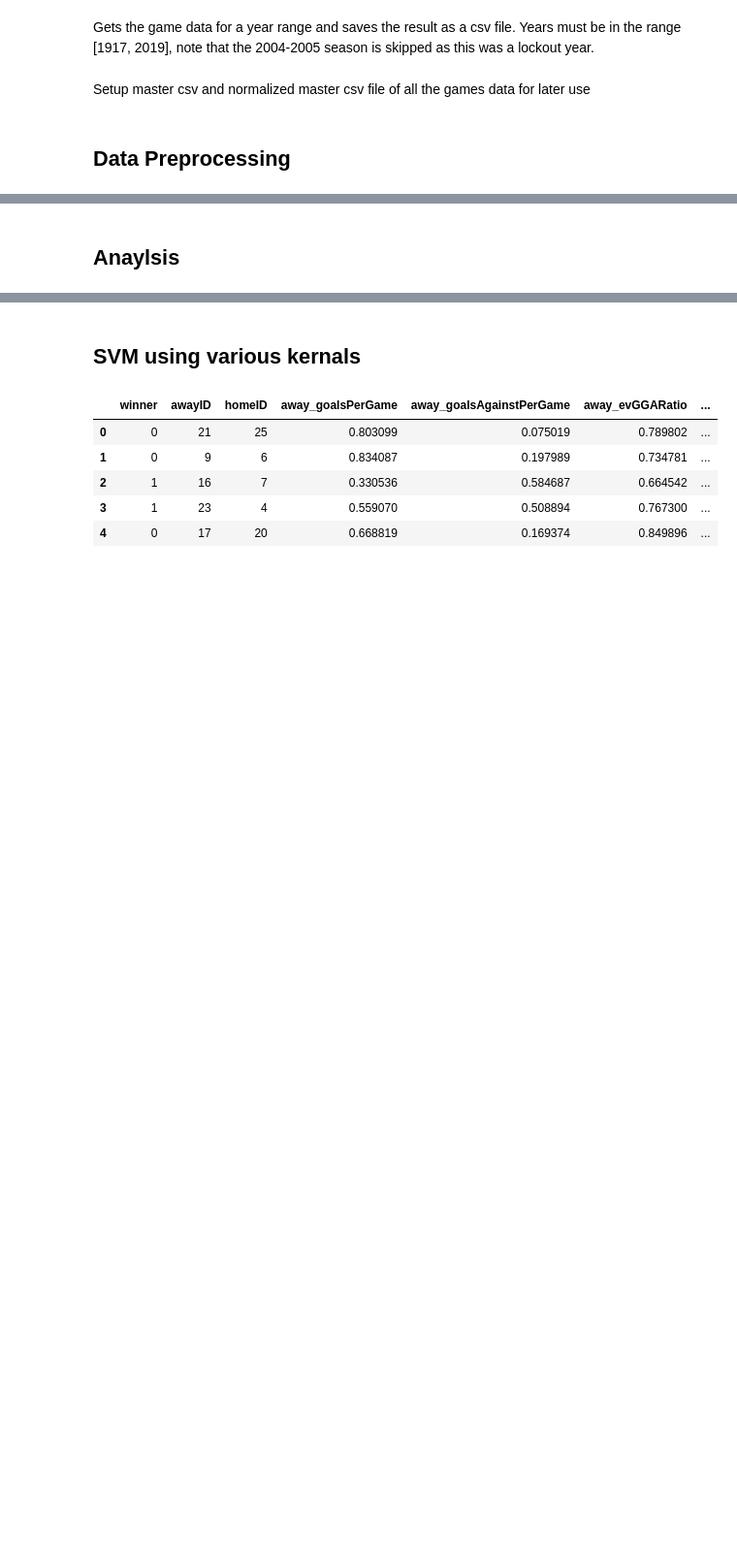
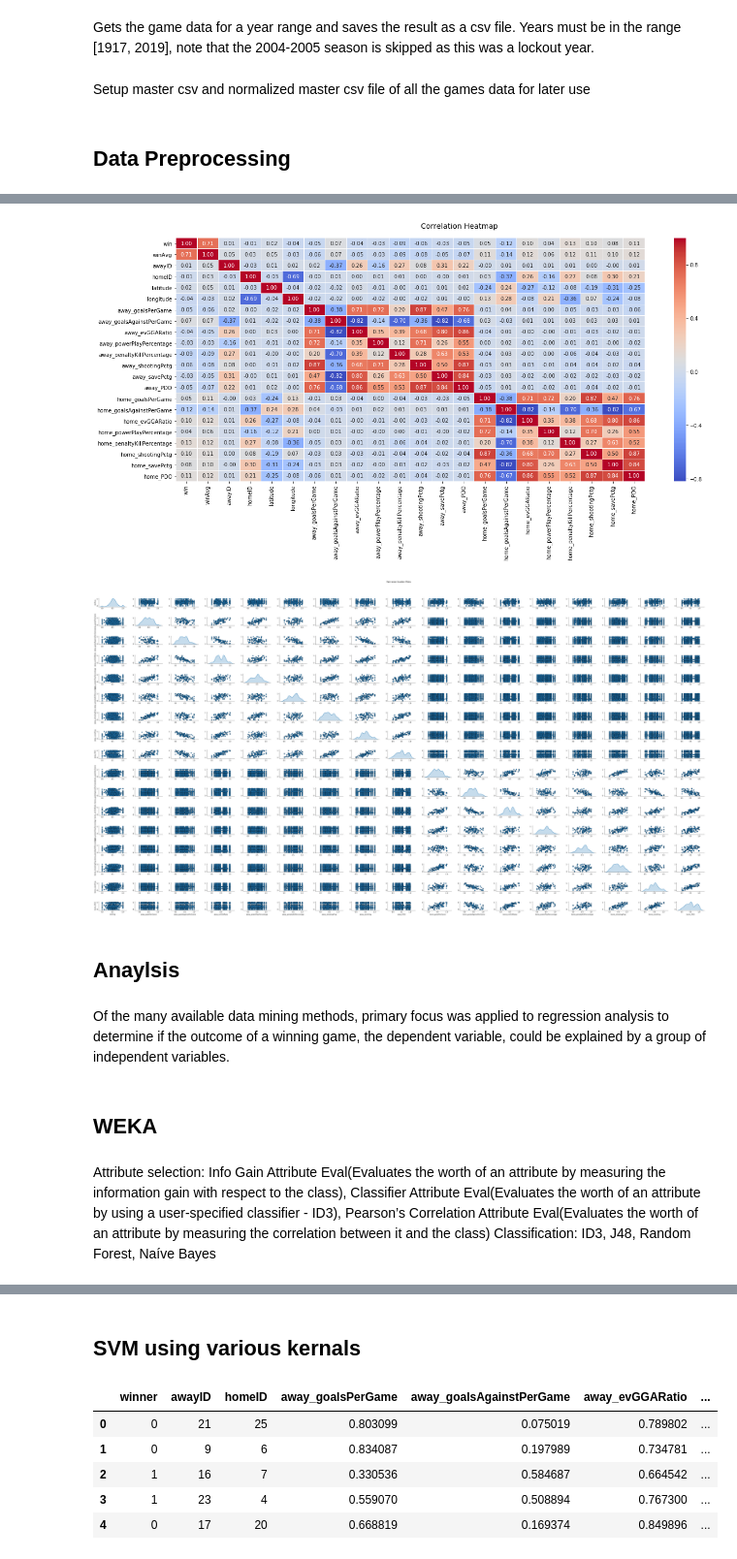
Before and after one commit to Noah-Boulton/SENG474, a Jupyter notebook: Project/Project.ipynb, the cells around one changed output, grey strips where cells are left out. Shown at 97% size. Saved outputs shown, nothing was run; the diff lists cells and outputs as text; code cells hidden in the pictures; blank space fills up the shorter version.

Commit message:
added visualization and updated readme

```diff
--- a/Project/Project.ipynb
+++ b/Project/Project.ipynb
@@ -333,0 +352,4 @@ np.savetxt('master_normalized.csv', data, fmt='%s', delimiter=',', header = head
+# %%
+data = pd.read_csv('master_normalized_avgWin.csv', header=0)
+
+data.head()
@@ -334,3 +364,37 @@ np.savetxt('master_normalized.csv', data, fmt='%s', delimiter=',', header = head
+# %%
+# # Correlation Matrix Heatmap
+f, ax = plt.subplots(figsize=(20, 8))
+corr = data.corr()
+hm = sns.heatmap(round(corr,2), annot=True, ax=ax, cmap="coolwarm",fmt='.2f',
+                 linewidths=.05)
+f.subplots_adjust(top=0.93)
+t= f.suptitle('Correlation Heatmap', fontsize=14)
+
+# Pair-wise Scatter Plots
+cols = ['winAvg', 'away_goalsPerGame',
+       'away_goalsAgainstPerGame', 'away_evGGARatio',
+       'away_powerPlayPercentage', 'away_penaltyKillPercentage',
+       'away_shootingPctg', 'away_savePctg', 'away_PDO', 'home_goalsPerGame',
+       'home_goalsAgainstPerGame', 'home_evGGARatio',
+       'home_powerPlayPercentage', 'home_penaltyKillPercentage',
+       'home_shootingPctg', 'home_savePctg', 'home_PDO']
+pp = sns.pairplot(data[cols], size=1.8, aspect=1.8,
+                  plot_kws=dict(edgecolor="k", linewidth=0.5),
+                  diag_kind="kde", diag_kws=dict(shade=True))
+
+fig = pp.fig
+fig.subplots_adjust(top=0.93, wspace=0.3)
+t = fig.suptitle('Pair-wise Scatter Plots', fontsize=14)
+# %% [output]
+[figure, added]
+[figure, added]
 # %% [markdown]
 Anaylsis
 --
+# %% [markdown]
+Of the many available data mining methods, primary focus was applied to regression analysis to determine if the outcome of a winning game, the dependent variable, could be explained by a group of independent variables.
+# %% [markdown]
+## WEKA
+# %% [markdown]
+Attribute selection: Info Gain Attribute Eval(Evaluates the worth of an attribute by measuring the information gain with respect to the class), Classifier Attribute Eval(Evaluates the worth of an attribute by using a user-specified classifier - ID3),  Pearson’s Correlation Attribute Eval(Evaluates the worth of an attribute by measuring the correlation between it and the class)
+Classification: ID3, J48, Random Forest, Naíve Bayes
```
Also changed, not shown: parts of 24 cells of this notebook, 1 other file.
